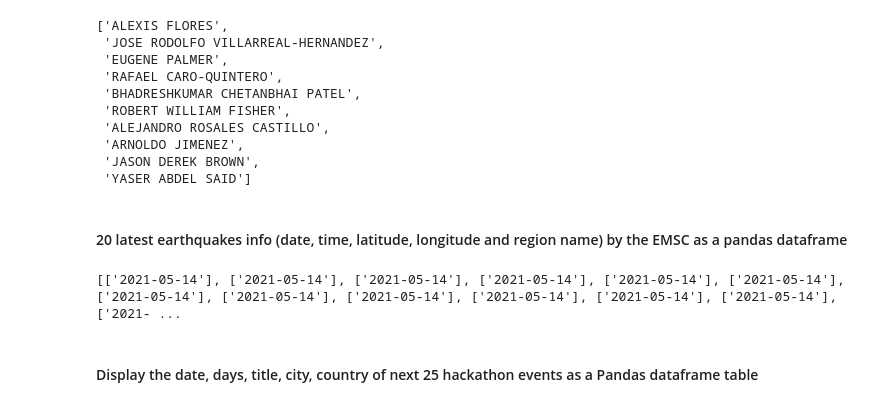
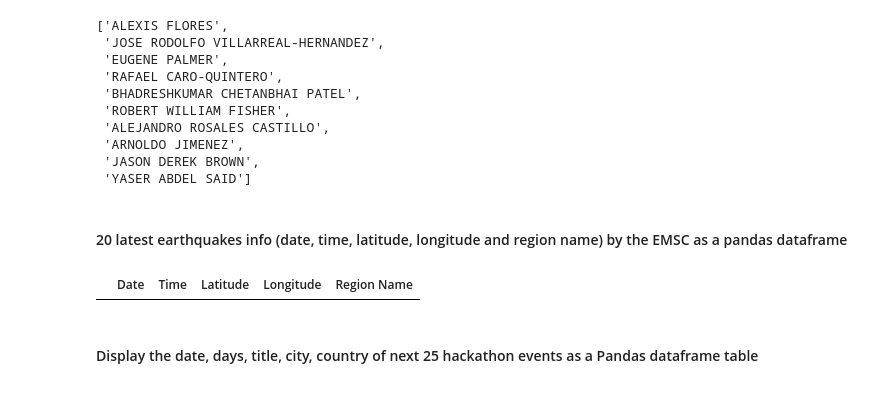
Before and after one commit to alejofloreso/lab-web-scrapping, a Jupyter notebook: your-code/main.ipynb, the cells around one changed output. Saved outputs shown, nothing was run; the diff lists cells and outputs as text; code cells hidden in the pictures.

```diff
--- a/your-code/main.ipynb
+++ b/your-code/main.ipynb
@@ -259,16 +259,24 @@ region_name = []
 # %%
 date_time_dirty = soup.select('td[class="tabev6"] > b > a[href]')
 date_time_clean = [i.text.replace('\xa0',' ').strip() for i in date_time_dirty][0:20]
-#print(date_time_clean)
+only_date = [re.findall(r'\d{4}-\d{2}-\d{2}', i) for i in date_time_clean]
+date.append(only_date)
 
-only_date = [re.findall(r'\d{4}-\d{2}-\d{2}', i) for i in date_time_clean]
-print(only_date)
+lat_lon = soup.find_all('td', {'class':'tabev1'})
+lat_lon_clean = [l_l.text.replace('\xa0','') for l_l in lat_lon][0:20]
+lat = lat_lon_clean[1::2]
+lon = lat_lon_clean[0::2]
+latitude.append(lat)
+longitude.append(lon)
 
 regions = soup.find_all('td', {'class':'tb_region'})
 regions = [region.text.replace('\xa0','') for region in regions][0:20]
 region_name.append(regions)
+
+df=pd.DataFrame(list(zip(date,time,latitude,longitude,region_name)),columns=['Date','Time','Latitude','Longitude','Region Name'])
+df
 # %% [output]
-[['2021-05-14'], ['2021-05-14'], ['2021-05-14'], ['2021-05-14'], ['2021-05-14'], ['2021-05-14'], ['2021-05-14'], ['2021-05-14'], ['2021-05-14'], ['2021-05-14'], ['2021-05-14'], ['2021-05-14'], ['2021- ...
+|  | Date | Time | Latitude | Longitude | Region Name |
 # %% [markdown]
 #### Display the date, days, title, city, country of next 25 hackathon events as a Pandas dataframe table
 # %%
```
Also changed, not shown: parts of 11 cells of this notebook.
